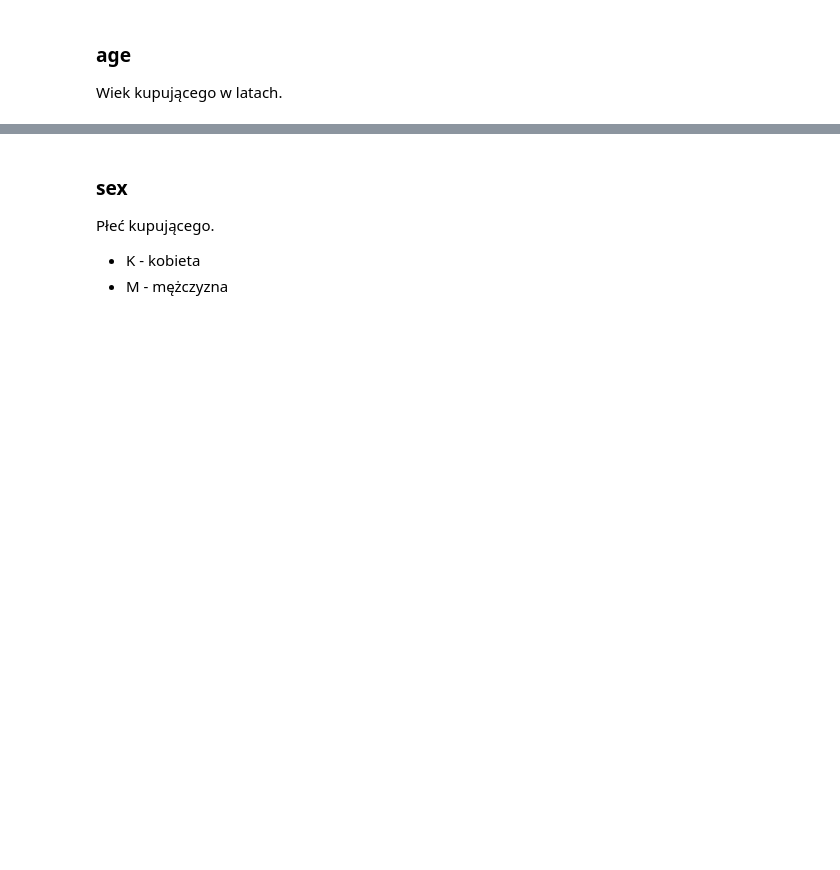
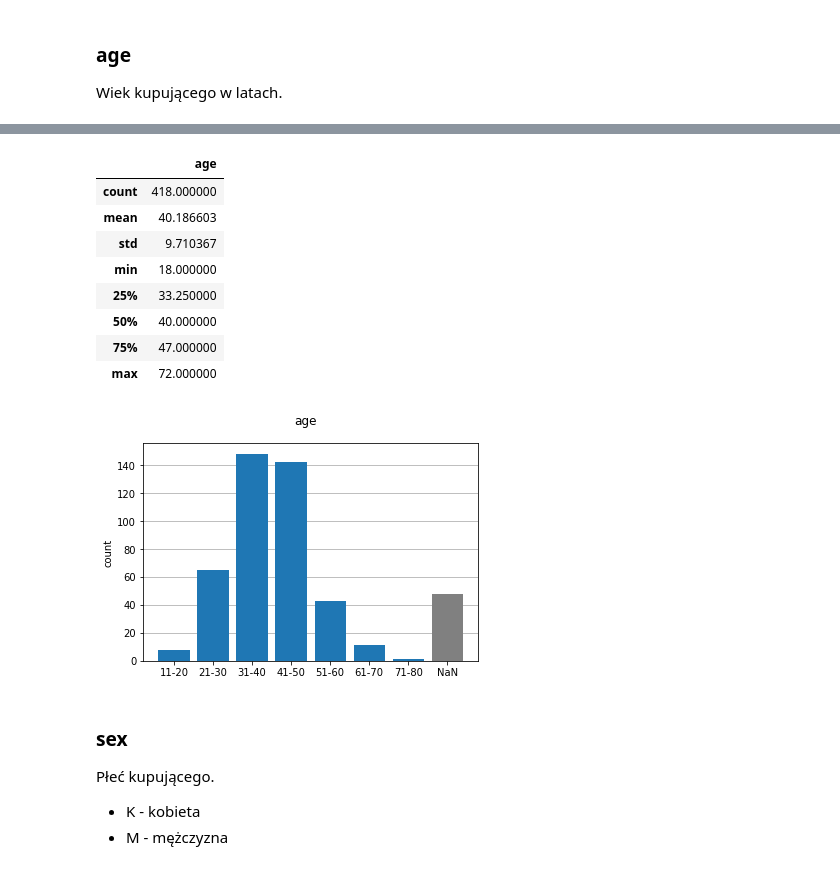
Before and after one commit to lf-netizen/AiBD, a Jupyter notebook: lab5-exploratory-data/Documents/DataAppendix.ipynb, the cells around one changed output, grey strips where cells are left out. Drawn from its saved outputs; the diff is of its cells as text; code cells hidden in the pictures; blank space fills up the shorter version.

```diff
--- a/lab5-exploratory-data/Documents/DataAppendix.ipynb
+++ b/lab5-exploratory-data/Documents/DataAppendix.ipynb
@@ -57,3 +70,28 @@ TypeError: 'float' object cannot be interpreted as an integer
+# %%
+bins = pd.interval_range(10, 80, freq=10)
+counts = pd.cut(df["age"], bins).value_counts().to_dict()
+counts = {f'{k.left+1}-{k.right}': v for k, v in sorted(counts.items(), key=lambda x: x[0].left)}
+
+fig, ax = plt.subplots()
+ax.bar(*zip(*counts.items()))
+ax.bar(['NaN'], [df.age.isna().sum()], color='gray')
+ax.set_axisbelow(True)
+ax.grid(axis='y')
+ax.set_ylabel('count')
+fig.suptitle('age')
+fig.show()
+pd.DataFrame(df['age'].describe())
+# %% [output]
+|  | age |
+| count | 418.000000 |
+| mean | 40.186603 |
+| std | 9.710367 |
+| min | 18.000000 |
+| 25% | 33.250000 |
+| 50% | 40.000000 |
+| 75% | 47.000000 |
+| max | 72.000000 |
+[figure, added]
 # %% [markdown]
 ### sex
 Płeć kupującego.
```
Also changed, not shown: parts of 7 cells of this notebook, 2 other files.
